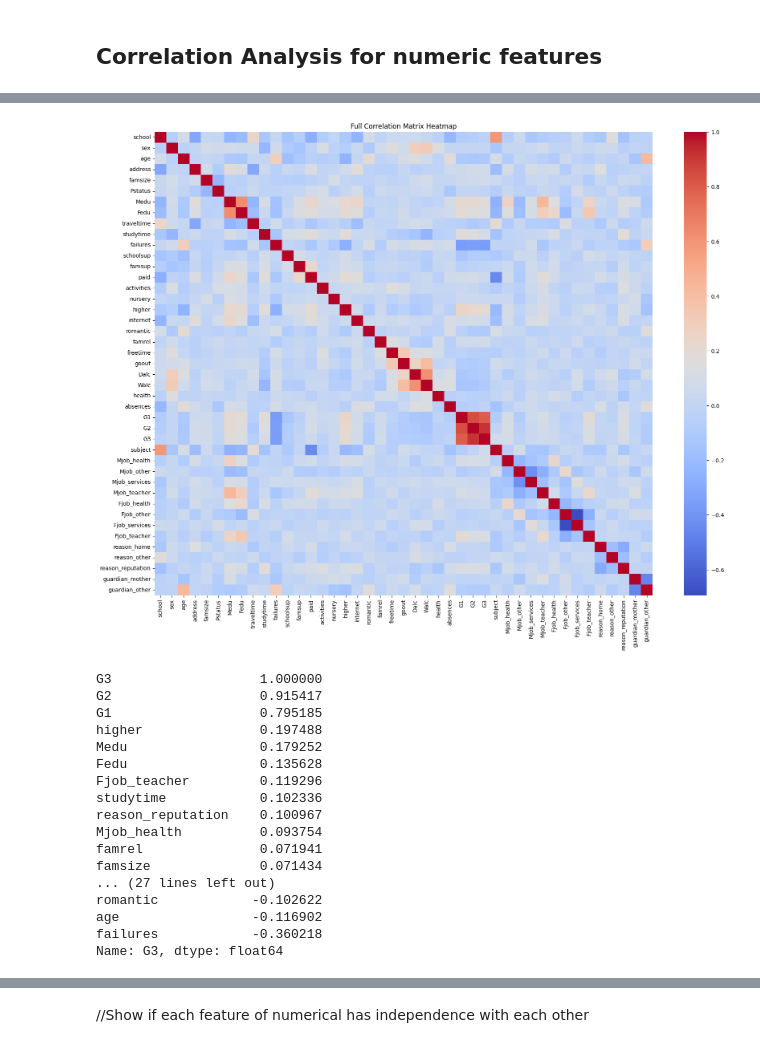
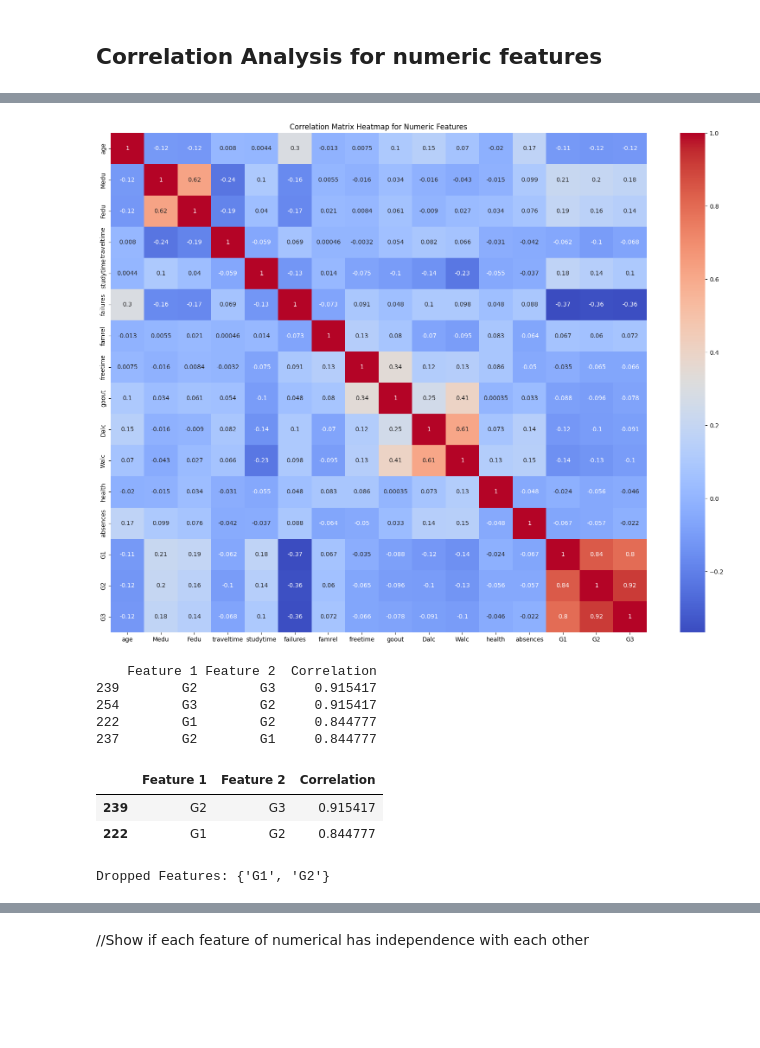
Before and after one commit to MiguelCarloKua/STINTSY_AlcoholConsumption, a Jupyter notebook: STINTSY_StudentAlcohol.ipynb, the cells around one changed output, grey strips where cells are left out. Saved outputs shown, nothing was run; the diff lists cells and outputs as text; code cells hidden in the pictures; blank space fills up the shorter version.

Commit message:
fixed correlation matrix

```diff
--- a/STINTSY_StudentAlcohol.ipynb
+++ b/STINTSY_StudentAlcohol.ipynb
@@ -352,8 +352,11 @@ Conversely, some features exhibit left-skewed distributions, with longer left ta
 # %% [markdown]
 ## Correlation Analysis for numeric features
 # %%
-visual_df = df_student.copy()
+numeric_features = ['age', 'Medu', 'Fedu', 'traveltime', 'studytime', 'failures',
+                    'famrel', 'freetime', 'goout', 'Dalc', 'Walc', 'health', 'absences', 'G1', 'G2', 'G3']
+
+numeric_df = df_student[numeric_features].copy()
 
 # Calculate the correlation matrix and print it
-corr_matrix = visual_df.corr()
+corr_matrix = numeric_df.corr()
 print(corr_matrix)
@@ -360,49 +381,31 @@ print(corr_matrix)
 # %%
-# Build a correlation heat map
-numeric_df = df_student.select_dtypes(include=[np.number])
-
-full_correlation_matrix = numeric_df.corr()
-
+# Plot the correlation matrix heatmap
 plt.figure(figsize=(20, 15))
-sns.heatmap(full_correlation_matrix, cmap='coolwarm', annot=False, cbar=True)
-plt.title("Full Correlation Matrix Heatmap")
+sns.heatmap(corr_matrix, cmap='coolwarm', annot=True, cbar=True)
+plt.title("Correlation Matrix Heatmap for Numeric Features")
 plt.show()
 
-significant_correlations = full_correlation_matrix.unstack().reset_index()
+# Extract significant correlations (correlation > 0.8 or < -0.8)
+significant_correlations = corr_matrix.unstack().reset_index()
 significant_correlations.columns = ['Feature 1', 'Feature 2', 'Correlation']
+
+# Filter out self-correlations and keep only strong correlations
 significant_correlations = significant_correlations[
     (abs(significant_correlations['Correlation']) > 0.8) & (significant_correlations['Feature 1'] != significant_correlations['Feature 2'])
 ]
 
+# Sort the correlations by their absolute value
 significant_correlations_sorted = significant_correlations.sort_values(by='Correlation', ascending=False)
+
+# Show the sorted significant correlations
+print(significant_correlations_sorted)
 # %% [output]
-[figure, old version]
+[figure, new version]
+    Feature 1 Feature 2  Correlation
+239        G2        G3     0.915417
+254        G3        G2     0.915417
+222        G1        G2     0.844777
+237        G2        G1     0.844777
-# %%
-# Show the correlation values of 'G3' with other features
-
-g3_corr = corr_matrix['G3'].sort_values(ascending=False)
-g3_corr
-
-# from IPython.display import display
-# display(significant_correlations_sorted)
-# %% [output]
-G3                   1.000000
-G2                   0.915417
-G1                   0.795185
-higher               0.197488
-Medu                 0.179252
-Fedu                 0.135628
-Fjob_teacher         0.119296
-studytime            0.102336
-reason_reputation    0.100967
-Mjob_health          0.093754
-famrel               0.071941
-famsize              0.071434
-... (27 lines left out)
-romantic            -0.102622
-age                 -0.116902
-failures            -0.360218
-Name: G3, dtype: float64
 # %%
 significant_correlations_sorted['Pair'] = significant_correlations_sorted.apply(
     lambda row: tuple(sorted([row['Feature 1'], row['Feature 2']])), axis=1
@@ -411,12 +414,11 @@ significant_correlations_sorted['Pair'] = significant_correlations_sorted.apply(
 unique_pairs = significant_correlations_sorted.drop_duplicates(subset='Pair').drop(columns=['Pair'])
 
 display(unique_pairs)
+# %% [output]
+|  | Feature 1 | Feature 2 | Correlation |
+| 239 | G2 | G3 | 0.915417 |
+| 222 | G1 | G2 | 0.844777 |
 # %%
-visual_df = df_student.copy()
-
-# Calculate the correlation matrix
-corr_matrix = visual_df.corr()
-
 # Compute the upper triangle of the correlation matrix
 upper_triangle = corr_matrix.where(np.triu(np.ones(corr_matrix.shape), k=1).astype(bool))
 
@@ -436,15 +438,17 @@ for column in upper_triangle.columns:
 features_to_drop = features_to_drop - {'G3'}
 
 # Drop the selected features
-visual_df_dropped = visual_df.drop(columns=features_to_drop)
+numeric_df_dropped = numeric_df.drop(columns=features_to_drop)
 
 # Recalculate the correlation matrix for the reduced dataset
-corr_matrix_dropped = visual_df_dropped.corr()
+corr_matrix_dropped = numeric_df_dropped.corr()
 
 # Display results
 print("Dropped Features:", features_to_drop)
-print("\nNew Correlation Matrix (Reduced Dataset):\n", corr_matrix_dropped)
 
-#subject to change, the new dataset is within corr_matrix_dropped
+
+#subject to change, the new dataset is within numeric_df_dropped
 #needs to add explanation and others stuff and boxplots for the outliers next
+# %% [output]
+Dropped Features: {'G1', 'G2'}
 # %%
```
Also changed, not shown: parts of 3 cells of this notebook.
